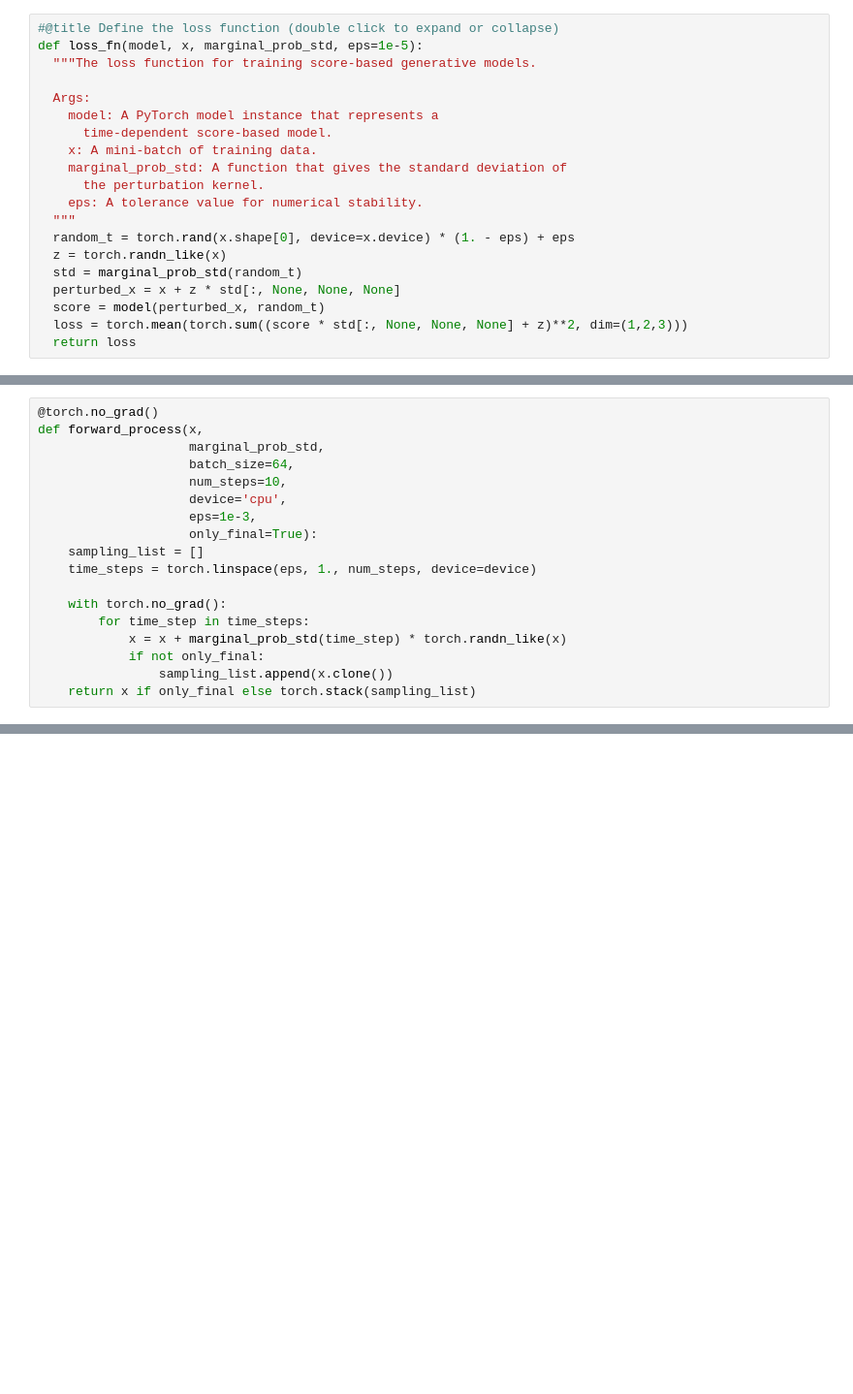
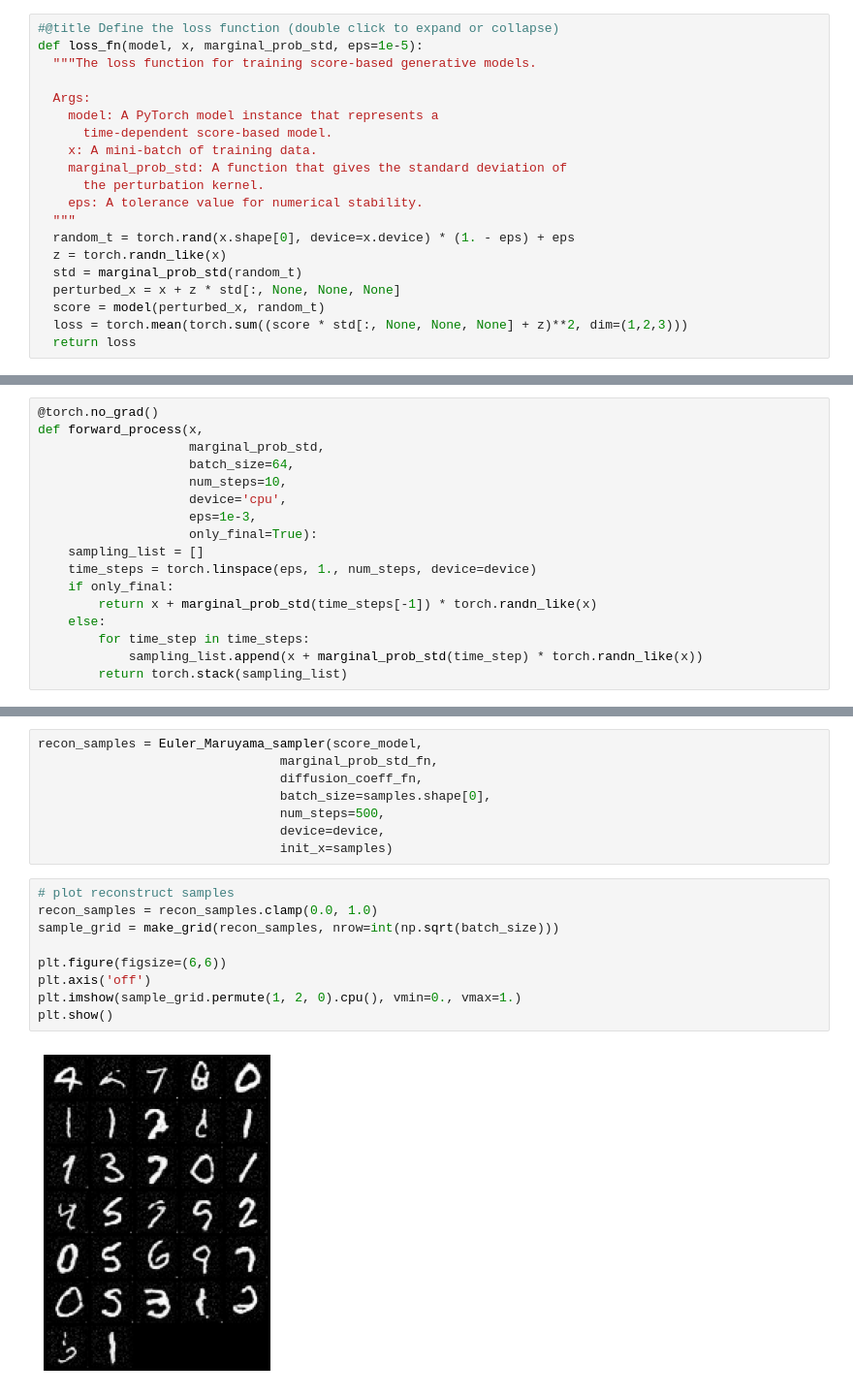
Before and after one commit to wangxuuu/LSGM-demo, a Jupyter notebook: ScoreNet_MNIST.ipynb, the cells around one changed output, grey strips where cells are left out. Shown at 97% size. Cells and saved outputs as stored; diff of their text form; blank space fills up the shorter version.

```diff
--- a/ScoreNet_MNIST.ipynb
+++ b/ScoreNet_MNIST.ipynb
@@ -260,10 +274,9 @@ def forward_process(x,
                     only_final=True):
     sampling_list = []
     time_steps = torch.linspace(eps, 1., num_steps, device=device)
-
-    with torch.no_grad():
+    if only_final:
+        return x + marginal_prob_std(time_steps[-1]) * torch.randn_like(x)
+    else:
         for time_step in time_steps:
-            x = x + marginal_prob_std(time_step) * torch.randn_like(x)
-            if not only_final:
-                sampling_list.append(x.clone())
-    return x if only_final else torch.stack(sampling_list)
+            sampling_list.append(x + marginal_prob_std(time_step) * torch.randn_like(x))
+        return torch.stack(sampling_list)
@@ -269,0 +342,19 @@ def forward_process(x,
+# %%
+recon_samples = Euler_Maruyama_sampler(score_model,
+                                marginal_prob_std_fn,
+                                diffusion_coeff_fn,
+                                batch_size=samples.shape[0],
+                                num_steps=500,
+                                device=device,
+                                init_x=samples)
+# %%
+# plot reconstruct samples
+recon_samples = recon_samples.clamp(0.0, 1.0)
+sample_grid = make_grid(recon_samples, nrow=int(np.sqrt(batch_size)))
+
+plt.figure(figsize=(6,6))
+plt.axis('off')
+plt.imshow(sample_grid.permute(1, 2, 0).cpu(), vmin=0., vmax=1.)
+plt.show()
+# %% [output]
+[figure, added]
```
Also changed, not shown: parts of 14 cells of this notebook, 2 other files.
